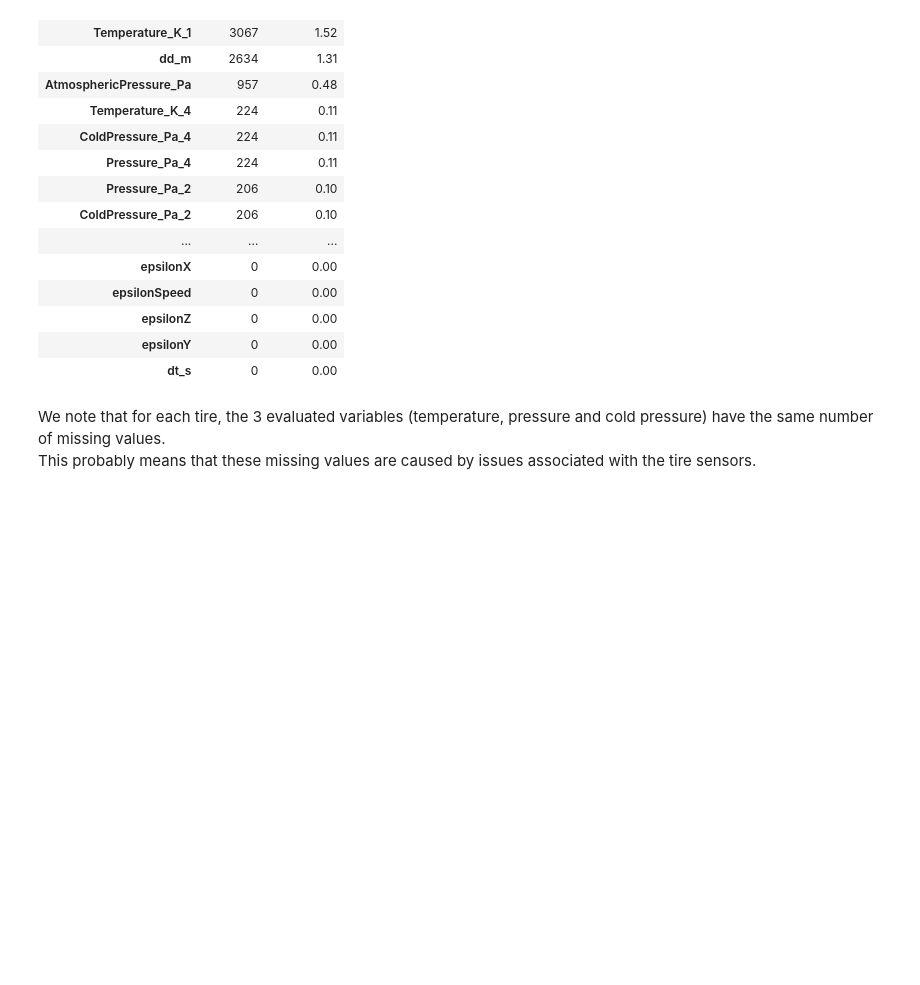
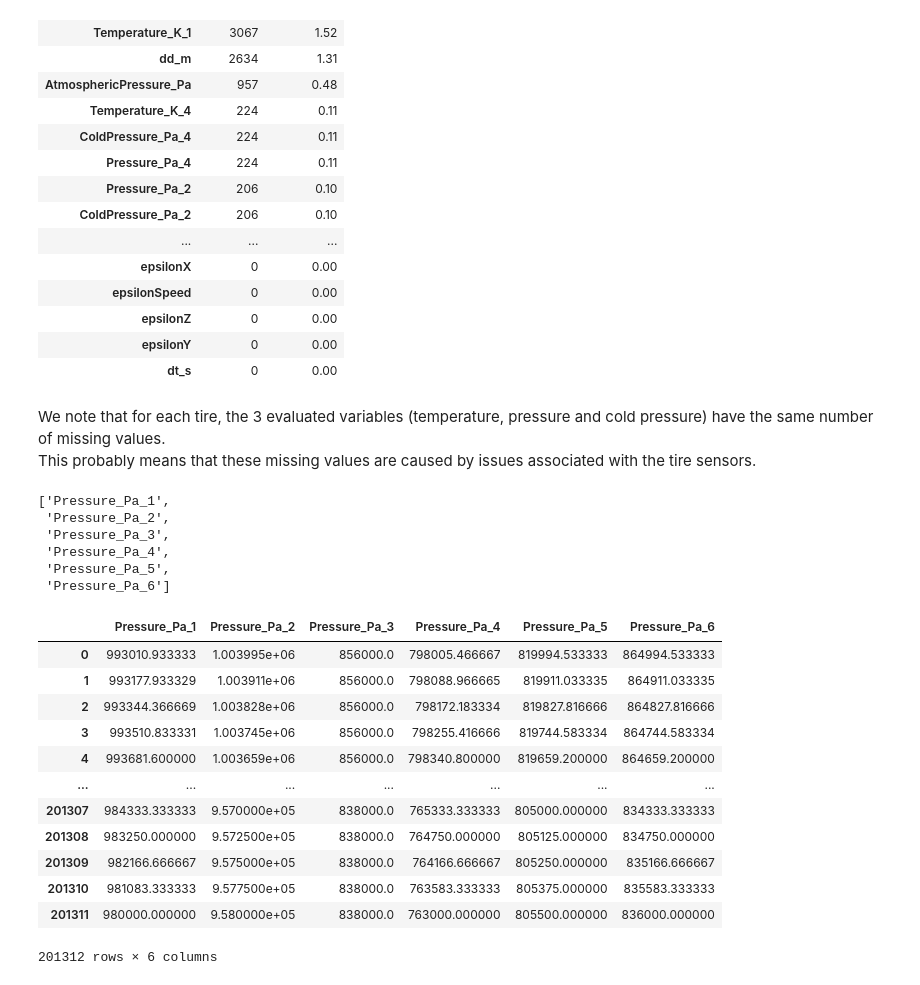
Before and after one commit to Nathan7128/ProjetMichelin, a Jupyter notebook: na_values_analysis/global_analysis.ipynb, the cells around one changed output. Cells and saved outputs as stored; diff of their text form; code cells hidden in the pictures; blank space fills up the shorter version.

```diff
--- a/na_values_analysis/global_analysis.ipynb
+++ b/na_values_analysis/global_analysis.ipynb
@@ -80,3 +80,29 @@ na_summary
 # %% [markdown]
 We note that for each tire, the 3 evaluated variables (temperature, pressure and cold pressure) have the same number of missing values.
 This probably means that these missing values are caused by issues associated with the tire sensors.
+# %%
+col_pressure = ["Pressure_Pa_" + str(i) for i in range (1, 7)]
+col_pressure
+# %% [output]
+['Pressure_Pa_1',
+ 'Pressure_Pa_2',
+ 'Pressure_Pa_3',
+ 'Pressure_Pa_4',
+ 'Pressure_Pa_5',
+ 'Pressure_Pa_6']
+# %%
+df[col_pressure]
+# %% [output]
+|  | Pressure_Pa_1 | Pressure_Pa_2 | Pressure_Pa_3 | Pressure_Pa_4 | Pressure_Pa_5 | Pressure_Pa_6 |
+| 0 | 993010.933333 | 1.003995e+06 | 856000.0 | 798005.466667 | 819994.533333 | 864994.533333 |
+| 1 | 993177.933329 | 1.003911e+06 | 856000.0 | 798088.966665 | 819911.033335 | 864911.033335 |
+| 2 | 993344.366669 | 1.003828e+06 | 856000.0 | 798172.183334 | 819827.816666 | 864827.816666 |
+| 3 | 993510.833331 | 1.003745e+06 | 856000.0 | 798255.416666 | 819744.583334 | 864744.583334 |
+| 4 | 993681.600000 | 1.003659e+06 | 856000.0 | 798340.800000 | 819659.200000 | 864659.200000 |
+| ... | ... | ... | ... | ... | ... | ... |
+| 201307 | 984333.333333 | 9.570000e+05 | 838000.0 | 765333.333333 | 805000.000000 | 834333.333333 |
+| 201308 | 983250.000000 | 9.572500e+05 | 838000.0 | 764750.000000 | 805125.000000 | 834750.000000 |
+| 201309 | 982166.666667 | 9.575000e+05 | 838000.0 | 764166.666667 | 805250.000000 | 835166.666667 |
+| 201310 | 981083.333333 | 9.577500e+05 | 838000.0 | 763583.333333 | 805375.000000 | 835583.333333 |
+| 201311 | 980000.000000 | 9.580000e+05 | 838000.0 | 763000.000000 | 805500.000000 | 836000.000000 |
+201312 rows × 6 columns
```
Also changed, not shown: parts of 2 cells of this notebook, 4 other files.
